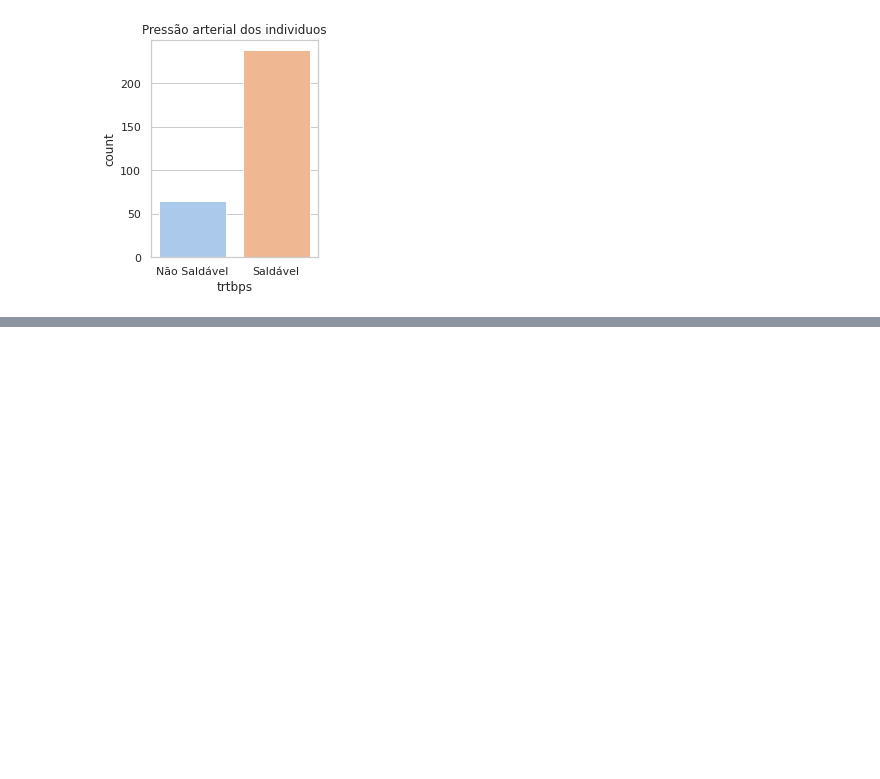
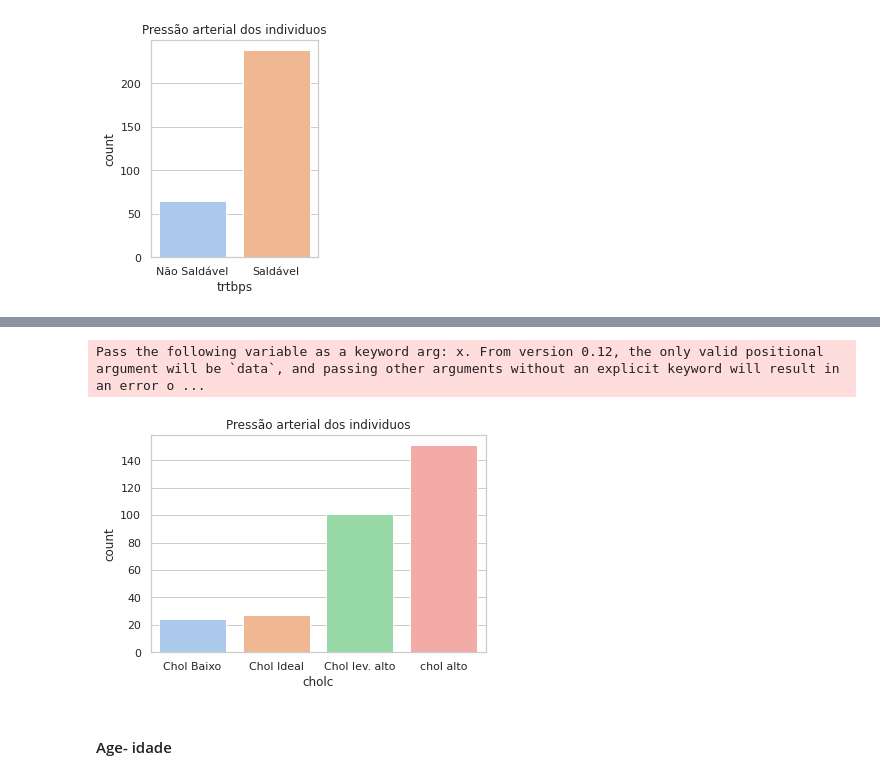
Before and after one commit to doissegundos/Heart_Attack_Analysis_and_Prediction, a Jupyter notebook: Heart_Attack.ipynb, the cells around one changed output, grey strips where cells are left out. Saved outputs shown, nothing was run; the diff lists cells and outputs as text; code cells hidden in the pictures; blank space fills up the shorter version.

```diff
--- a/Heart_Attack.ipynb
+++ b/Heart_Attack.ipynb
@@ -160,0 +170,6 @@ Pass the following variable as a keyword arg: x. From version 0.12, the only val
+# %%
+df['cholc']=pd.cut(
+   df['chol'],
+   bins=[0, 180, 200, 240, sys.maxsize],
+   labels=['0', '1', '2', '3']
+)
@@ -160,0 +192,20 @@ Pass the following variable as a keyword arg: x. From version 0.12, the only val
+# %%
+#Visualização da váriavel trtbps
+df1 = df
+# Definindo as categorias categorias
+df1['cholc']=pd.cut(
+   df['chol'],
+   bins=[0, 180, 200, 240, sys.maxsize],
+   labels=['Chol Baixo', 'Chol Ideal', 'Chol lev. alto', 'chol alto']
+)
+
+plt.figure(figsize=(6, 4))
+sns.set_theme(style="whitegrid")
+sns.countplot('cholc',data=df1,palette="pastel")
+plt.title('Pressão arterial dos individuos')
+plt.show()
+# %% [output]
+Pass the following variable as a keyword arg: x. From version 0.12, the only valid positional argument will be `data`, and passing other arguments without an explicit keyword will result in an error o ...
+[figure, added]
+# %% [markdown]
+#### Age- idade
```
Also changed, not shown: parts of 11 cells of this notebook.
